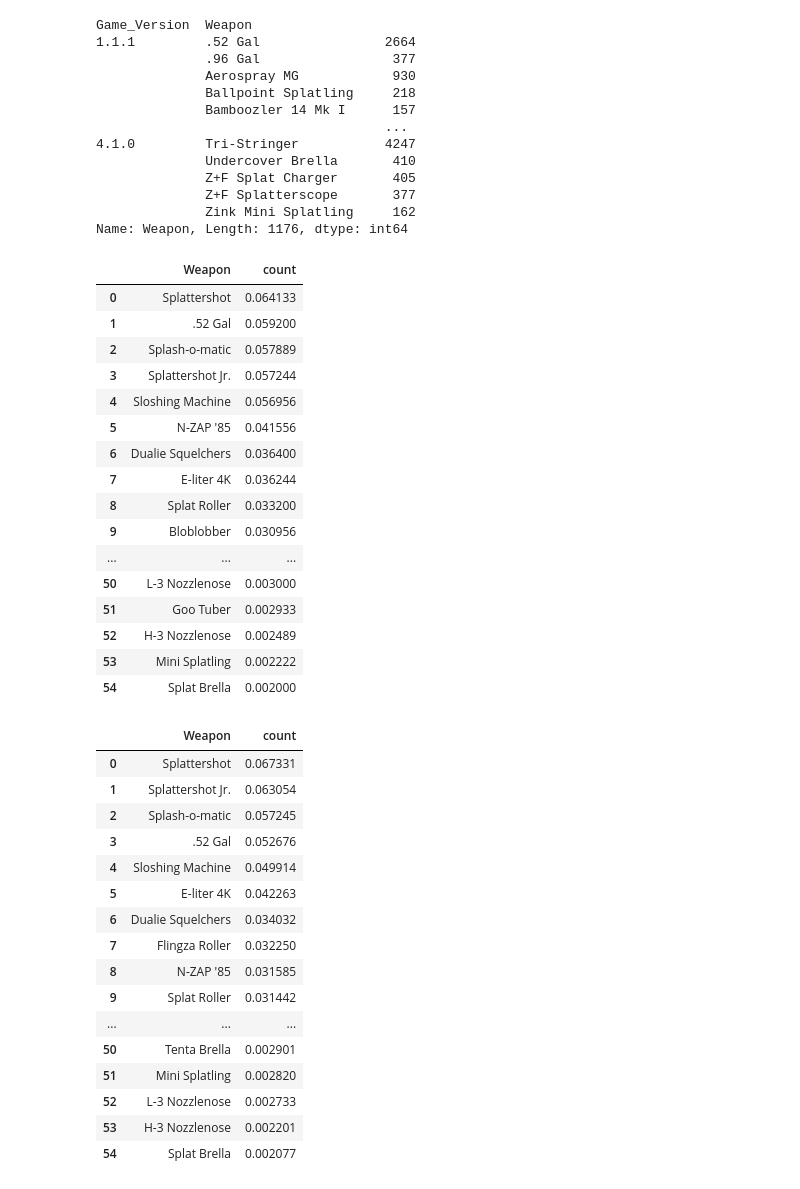
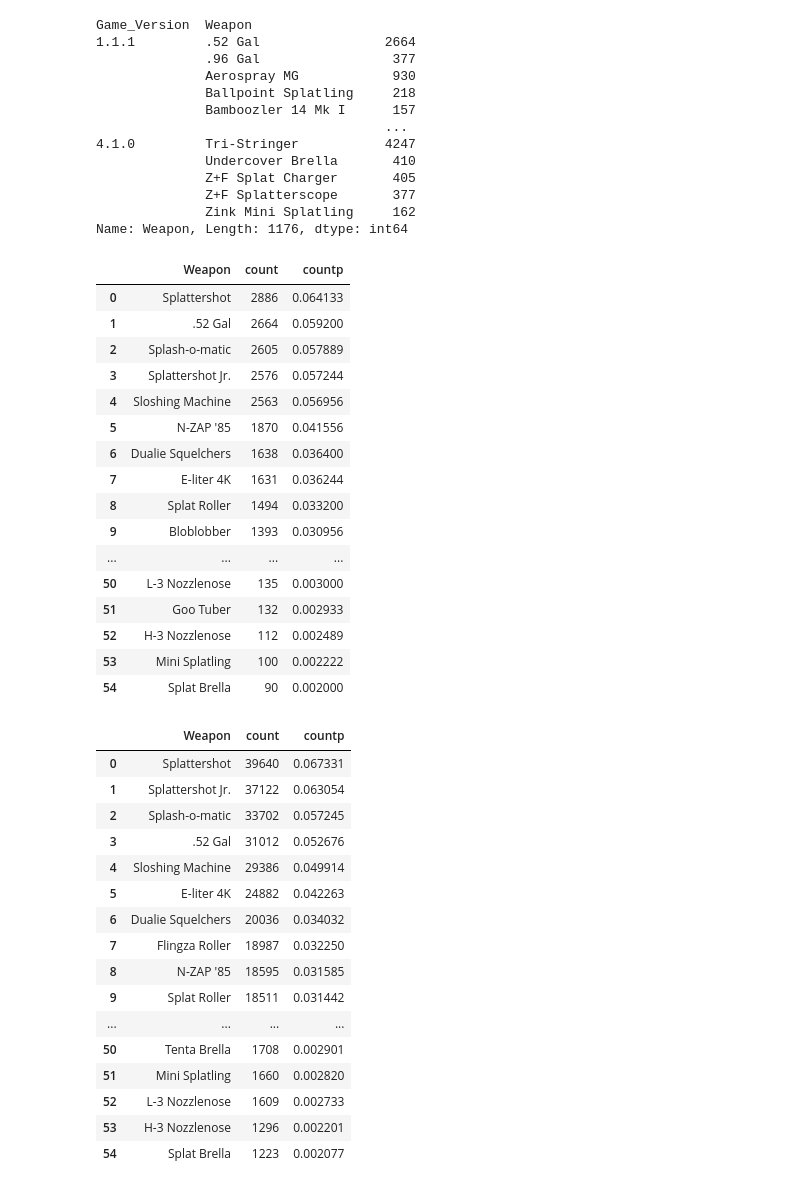
Before and after one commit to DavidAsterumLuo/CS416NarativeVis, a Jupyter notebook: CleanData.ipynb, the cells around one changed output. Saved outputs shown, nothing was run; the diff lists cells and outputs as text; code cells hidden in the pictures.

Commit message:
Updated Data and Notebook
Changed Data and Notebook to include raw count and %count

```diff
--- a/CleanData.ipynb
+++ b/CleanData.ipynb
@@ -145,48 +145,48 @@ Name: Weapon, Length: 1176, dtype: int64
 allWeapons.to_csv("Splatoon3Weapons.csv")
 # %%
 ver1_1_1 = allWeapons[allWeapons["Game_Version"]=="1.1.1"].groupby("Weapon")["Weapon"].count().reset_index(name='count').sort_values(['count'], ascending=False, ignore_index=True)
-ver1_1_1["count"] = ver1_1_1["count"]/sum(ver1_1_1["count"])
+ver1_1_1["countp"] = ver1_1_1["count"]/sum(ver1_1_1["count"])
 ver1_1_1
 # %% [output]
-|  | Weapon | count |
-| 0 | Splattershot | 0.064133 |
-| 1 | .52 Gal | 0.059200 |
-| 2 | Splash-o-matic | 0.057889 |
-| 3 | Splattershot Jr. | 0.057244 |
-| 4 | Sloshing Machine | 0.056956 |
-| 5 | N-ZAP '85 | 0.041556 |
-| 6 | Dualie Squelchers | 0.036400 |
-| 7 | E-liter 4K | 0.036244 |
-| 8 | Splat Roller | 0.033200 |
-| 9 | Bloblobber | 0.030956 |
-| ... | ... | ... |
-| 50 | L-3 Nozzlenose | 0.003000 |
-| 51 | Goo Tuber | 0.002933 |
-| 52 | H-3 Nozzlenose | 0.002489 |
-| 53 | Mini Splatling | 0.002222 |
-| 54 | Splat Brella | 0.002000 |
+|  | Weapon | count | countp |
+| 0 | Splattershot | 2886 | 0.064133 |
+| 1 | .52 Gal | 2664 | 0.059200 |
+| 2 | Splash-o-matic | 2605 | 0.057889 |
+| 3 | Splattershot Jr. | 2576 | 0.057244 |
+| 4 | Sloshing Machine | 2563 | 0.056956 |
+| 5 | N-ZAP '85 | 1870 | 0.041556 |
+| 6 | Dualie Squelchers | 1638 | 0.036400 |
+| 7 | E-liter 4K | 1631 | 0.036244 |
+| 8 | Splat Roller | 1494 | 0.033200 |
+| 9 | Bloblobber | 1393 | 0.030956 |
+| ... | ... | ... | ... |
+| 50 | L-3 Nozzlenose | 135 | 0.003000 |
+| 51 | Goo Tuber | 132 | 0.002933 |
+| 52 | H-3 Nozzlenose | 112 | 0.002489 |
+| 53 | Mini Splatling | 100 | 0.002222 |
+| 54 | Splat Brella | 90 | 0.002000 |
 # %%
 ver1_1_2 = allWeapons[allWeapons["Game_Version"]=="1.1.2"].groupby("Weapon")["Weapon"].count().reset_index(name='count').sort_values(['count'], ascending=False, ignore_index=True)
-ver1_1_2["count"] = ver1_1_2["count"]/sum(ver1_1_2["count"])
+ver1_1_2["countp"] = ver1_1_2["count"]/sum(ver1_1_2["count"])
 ver1_1_2
 # %% [output]
-|  | Weapon | count |
-| 0 | Splattershot | 0.067331 |
-| 1 | Splattershot Jr. | 0.063054 |
-| 2 | Splash-o-matic | 0.057245 |
-| 3 | .52 Gal | 0.052676 |
-| 4 | Sloshing Machine | 0.049914 |
-| 5 | E-liter 4K | 0.042263 |
-| 6 | Dualie Squelchers | 0.034032 |
-| 7 | Flingza Roller | 0.032250 |
-| 8 | N-ZAP '85 | 0.031585 |
-| 9 | Splat Roller | 0.031442 |
-| ... | ... | ... |
-| 50 | Tenta Brella | 0.002901 |
-| 51 | Mini Splatling | 0.002820 |
-| 52 | L-3 Nozzlenose | 0.002733 |
-| 53 | H-3 Nozzlenose | 0.002201 |
-| 54 | Splat Brella | 0.002077 |
+|  | Weapon | count | countp |
+| 0 | Splattershot | 39640 | 0.067331 |
+| 1 | Splattershot Jr. | 37122 | 0.063054 |
+| 2 | Splash-o-matic | 33702 | 0.057245 |
+| 3 | .52 Gal | 31012 | 0.052676 |
+| 4 | Sloshing Machine | 29386 | 0.049914 |
+| 5 | E-liter 4K | 24882 | 0.042263 |
+| 6 | Dualie Squelchers | 20036 | 0.034032 |
+| 7 | Flingza Roller | 18987 | 0.032250 |
+| 8 | N-ZAP '85 | 18595 | 0.031585 |
+| 9 | Splat Roller | 18511 | 0.031442 |
+| ... | ... | ... | ... |
+| 50 | Tenta Brella | 1708 | 0.002901 |
+| 51 | Mini Splatling | 1660 | 0.002820 |
+| 52 | L-3 Nozzlenose | 1609 | 0.002733 |
+| 53 | H-3 Nozzlenose | 1296 | 0.002201 |
+| 54 | Splat Brella | 1223 | 0.002077 |
 # %%
 ver1_2_0 = allWeapons[allWeapons["Game_Version"] == "1.2.0"].groupby("Weapon")["Weapon"].count().reset_index(
     name='count').sort_values(['count'], ascending=False, ignore_index=True)
```
Also changed, not shown: parts of 15 cells of this notebook, 16 other files.
